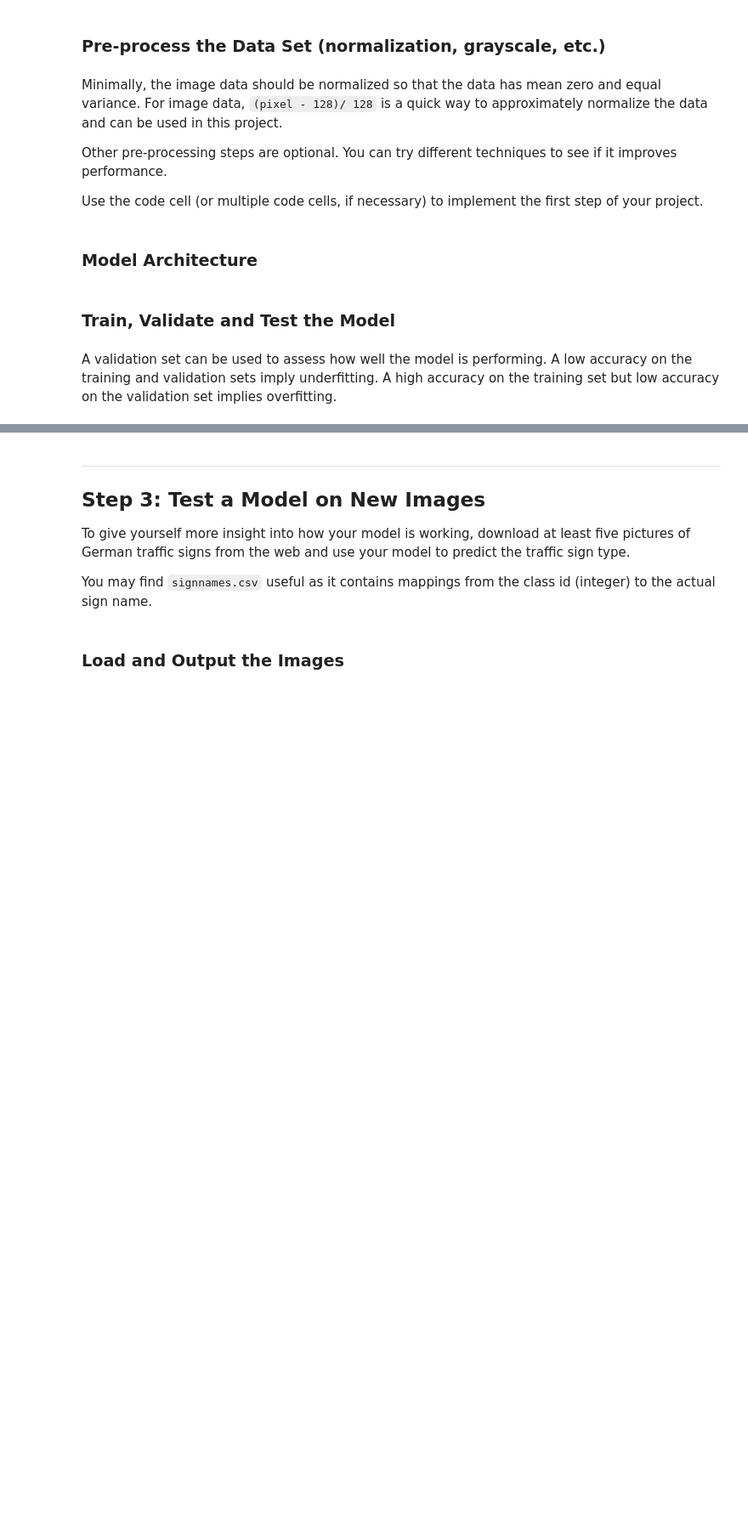
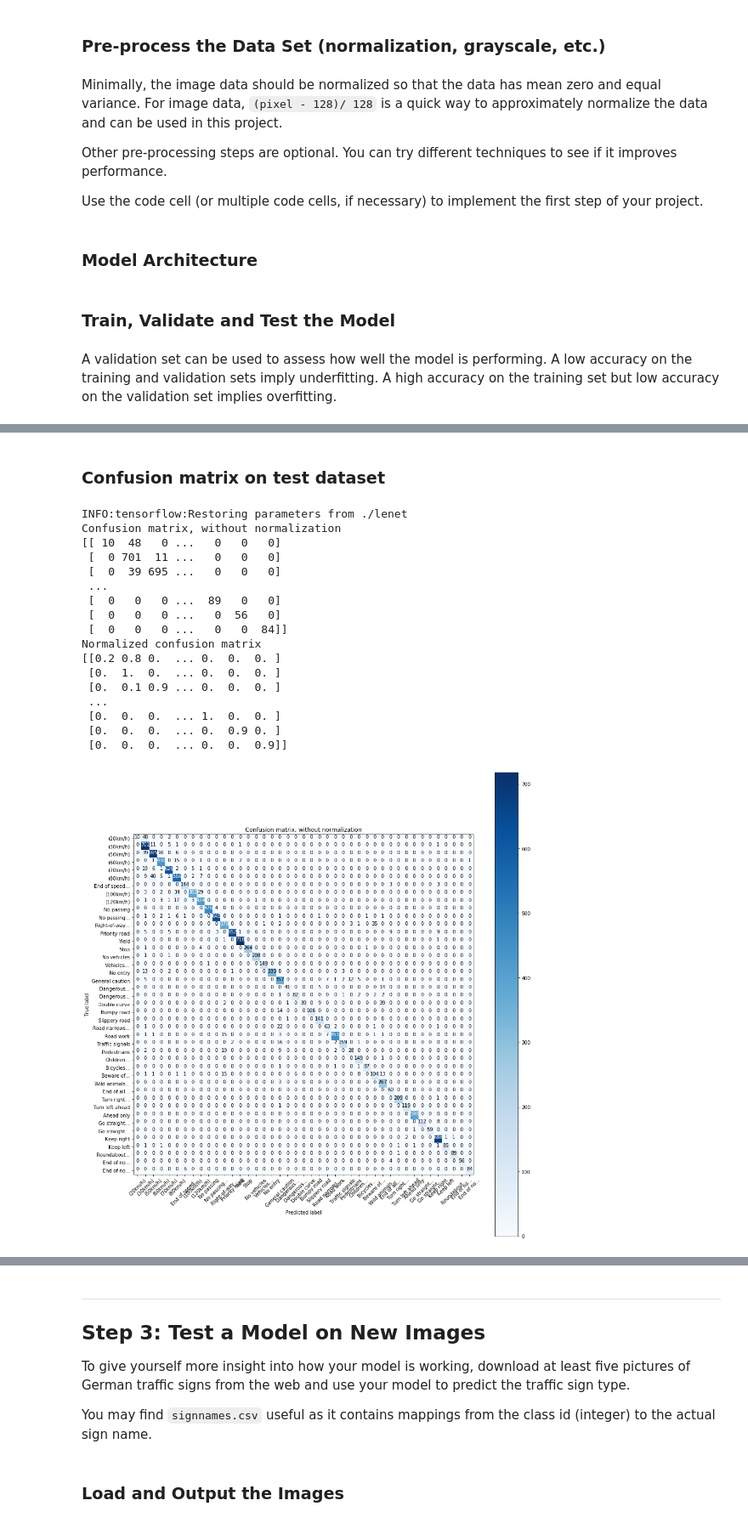
Before and after one commit to gonzaloruizdevilla/CarND-Traffic-Sign-Classifier-Project, a Jupyter notebook: Traffic_Sign_Classifier.ipynb, the cells around one changed output, grey strips where cells are left out. Shown at 85% size. Saved outputs shown, nothing was run; the diff lists cells and outputs as text; code cells hidden in the pictures; blank space fills up the shorter version.

```diff
--- a/Traffic_Sign_Classifier.ipynb
+++ b/Traffic_Sign_Classifier.ipynb
@@ -230,7 +303,10 @@ def LeNet(input_placeholder, n_classes, channels=1):
 # %%
-x = tf.placeholder(tf.float32, (None, 32, 32, 3))
-y = tf.placeholder(tf.int32, (None))
+x = tf.placeholder(tf.float32, (None, 32, 32, X_valid_scaled.shape[3]), name="x_placeholder")
+y = tf.placeholder(tf.int32, (None), name="y_placeholder")
 one_hot_y = tf.one_hot(y, n_classes)
+
+is_training = tf.placeholder(tf.bool, name="is_training_placeholder")
+keep_prob = tf.placeholder(tf.float32, name="keep_prob_placeholder")
 # %% [markdown]
 ### Train, Validate and Test the Model
 # %% [markdown]
@@ -244,7 +320,7 @@ sets imply underfitting. A high accuracy on the training set but low accuracy on
 ### Feel free to use as many code cells as needed.
 
 learning_rate = 0.001
-logits = LeNet(x, n_classes, channels=X_train.shape[3])
+logits, tfvars = LeNet(x, keep_prob, n_classes, channels=X_valid_scaled.shape[3])
 cross_entropy = tf.nn.softmax_cross_entropy_with_logits(logits=logits, labels=one_hot_y)
 loss_operation = tf.reduce_mean(cross_entropy)
 optimizer = tf.train.AdamOptimizer(learning_rate = learning_rate)
@@ -260,9 +336,17 @@ def evaluate(X_data, y_data):
     sess = tf.get_default_session()
     for offset in range(0, num_examples, BATCH_SIZE):
         batch_x, batch_y = X_data[offset:offset+BATCH_SIZE], y_data[offset:offset+BATCH_SIZE]
-        accuracy = sess.run(accuracy_operation, feed_dict={x: batch_x, y: batch_y})
+        accuracy = sess.run(accuracy_operation, feed_dict={x: batch_x, y: batch_y, keep_prob: 1})
         total_accuracy += (accuracy * len(batch_x))
     return total_accuracy / num_examples
+# %%
+#Data Augmentation
+from keras.preprocessing.image import ImageDataGenerator
+datagen = ImageDataGenerator(
+    rotation_range=10,
+    zoom_range=.2
+)
+datagen.fit(X_train_scaled)
 # %%
 from sklearn.utils import shuffle
 import time
@@ -325,0 +448,48 @@ Test Accuracy = 0.923
+# %% [markdown]
+### Confusion matrix on test dataset
+# %%
+from sklearn.metrics import confusion_matrix
+import itertools
+import textwrap
+
+with tf.Session() as sess:
+    saver.restore(sess, tf.train.latest_checkpoint('.'))
+    y_pred = sess.run(tf.argmax(logits,1), feed_dict={x: X_test_scaled, keep_prob: 1})
+
+truncated_signnames = [textwrap.shorten(s.replace("Speed limit",""), width=15, placeholder="...") for s in signnames]
+
+cnf_matrix = confusion_matrix(y_test, y_pred)
+
+np.set_printoptions(precision=2)
+
+# Plot non-normalized confusion matrix
+plt.figure(figsize=[14,14])
+plot_confusion_matrix(cnf_matrix, classes=truncated_signnames,
+                      title='Confusion matrix, without normalization')
+np.set_printoptions(precision=1)
+# Plot normalized confusion matrix
+plt.figure(figsize=[24,24])
+plot_confusion_matrix(cnf_matrix, classes=truncated_signnames, normalize=True,
+                      title='Normalized confusion matrix')
+
+np.set_printoptions(precision=None)
+plt.show()
+# %% [output]
+INFO:tensorflow:Restoring parameters from ./lenet
+Confusion matrix, without normalization
+[[ 10  48   0 ...   0   0   0]
+ [  0 701  11 ...   0   0   0]
+ [  0  39 695 ...   0   0   0]
+ ...
+ [  0   0   0 ...  89   0   0]
+ [  0   0   0 ...   0  56   0]
+ [  0   0   0 ...   0   0  84]]
+Normalized confusion matrix
+[[0.2 0.8 0.  ... 0.  0.  0. ]
+ [0.  1.  0.  ... 0.  0.  0. ]
+ [0.  0.1 0.9 ... 0.  0.  0. ]
+ ...
+ [0.  0.  0.  ... 1.  0.  0. ]
+ [0.  0.  0.  ... 0.  0.9 0. ]
+ [0.  0.  0.  ... 0.  0.  0.9]]
+[figure, added]
```
Also changed, not shown: parts of 28 cells of this notebook, 14 other files.
